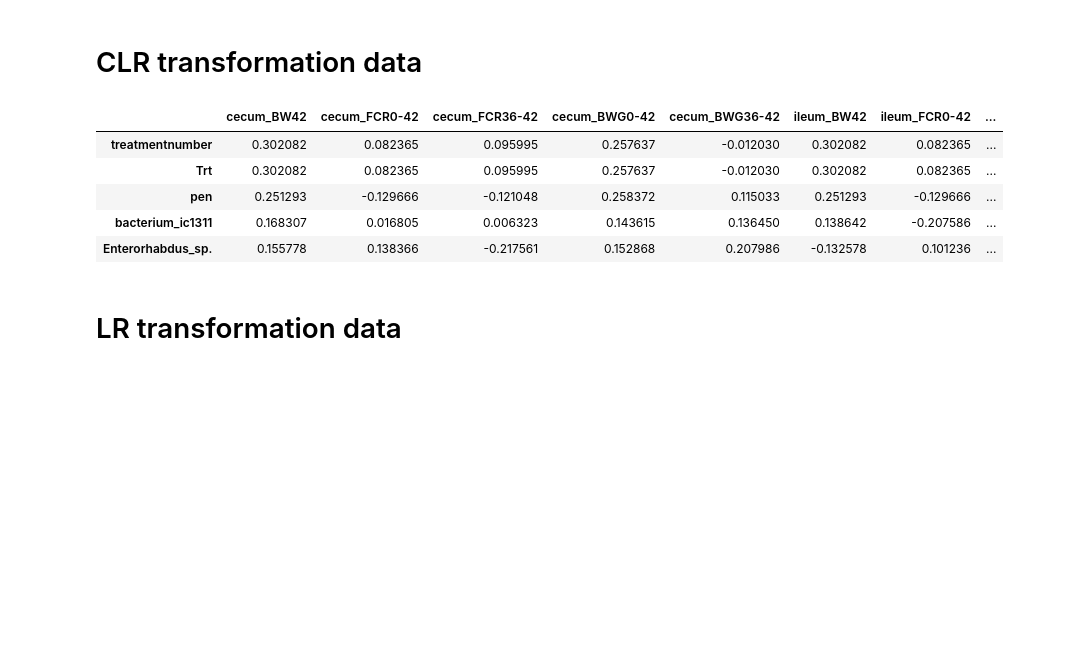
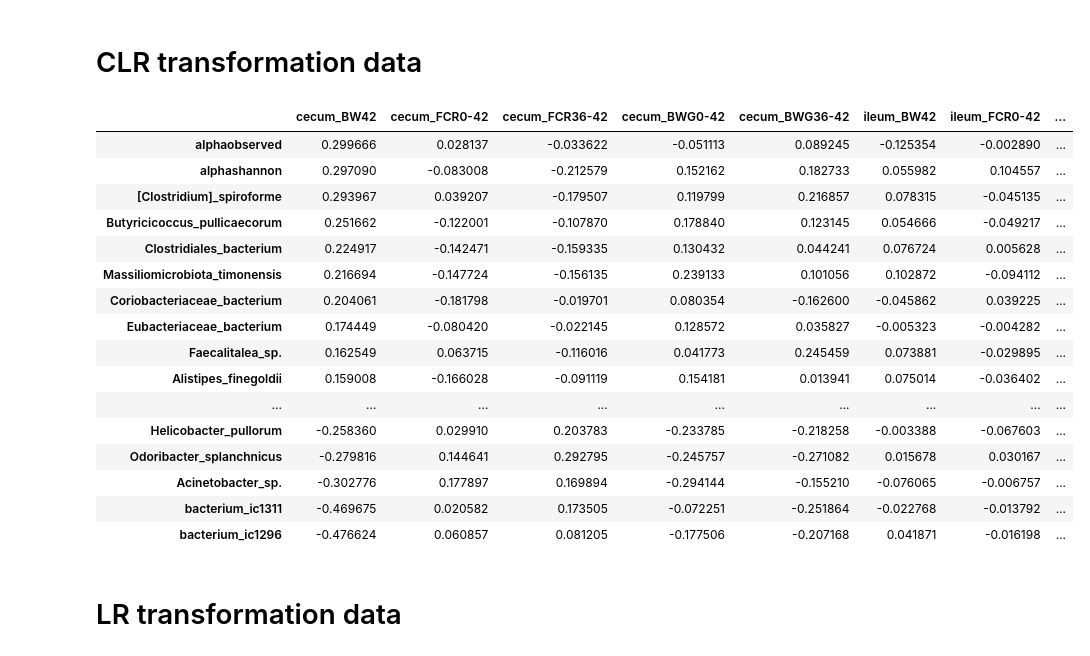
Before and after one commit to SIWAproject/Performance, a Jupyter notebook: performance_analysis.ipynb, the cells around one changed output. Saved outputs shown, nothing was run; the diff lists cells and outputs as text; code cells hidden in the pictures; blank space fills up the shorter version.

```diff
--- a/performance_analysis.ipynb
+++ b/performance_analysis.ipynb
@@ -201,6 +233,6 @@ Index(['sampleid', 'fullsampleid', 'kitid', 'runid', 'animalid',
 # %%
-dfmd_345['pen'] = dfmd_345['pen'].astype(float).astype(int)
-dfmd_345['house'] = dfmd_345['house'].astype(float).astype(int)
+dfmk['pen'] = dfmk['pen'].astype(float).astype(int)
+dfmk['house'] = dfmk['house'].astype(float).astype(int)
 # %% [output]
 A value is trying to be set on a copy of a slice from a DataFrame.
 Try using .loc[row_indexer,col_indexer] = value instead
@@ -290,5 +314,5 @@ df_pilot['pen'] = df_pilot['pen'].astype(float).astype(int)
 # %%
-df = dfmd_345.merge(df_pilot, how='left', left_on =['projectid', 'house', 'pen'], right_on =['projectid', 'house', 'pen'])
+df = dfmk.merge(df_pilot, how='left', left_on =['projectid', 'house', 'pen'], right_on =['projectid', 'house', 'pen'])
 print(df.shape)
 print(df.columns)
 df.head(1)
@@ -326,0 +355,5 @@ Index(['sampleid', 'fullsampleid', 'kitid', 'runid', 'animalid',
+# %%
+df_relation_clr = df.merge(dfspecie_clr, how='left', left_on =['fullsampleid'], right_on =['fullsampleid'])
+print(df_relation_clr.shape)
+print(df_relation_clr.columns)
+df_relation_clr.head(1)
@@ -401,35 +433,39 @@ filtered_df
 # %% [markdown]
 # CLR transformation data
-# %%
-df_relation_clr = df.merge(df345_clr_t, how='left', left_on =['fullsampleid'], right_on =['fullsampleid'])
 # %%
 corr_cecum_clr = df_relation_clr.loc[df_relation_clr['samplelocation'] == 'cecum'].corr()[['BW42', 'FCR0-42', 'FCR36-42', 'BWG0-42', 'BWG36-42']].sort_values(by = 'BW42', ascending = False).drop(['BW42', 'FCR0-42', 'FCR36-42', 'BWG0-42', 'BWG36-42'], axis=0)
 corr_ileum_clr = df_relation_clr.loc[df_relation_clr['samplelocation'] == 'ileum'].corr()[['BW42', 'FCR0-42', 'FCR36-42', 'BWG0-42', 'BWG36-42']].sort_values(by = 'BW42', ascending = False).drop(['BW42', 'FCR0-42', 'FCR36-42', 'BWG0-42', 'BWG36-42'], axis=0)
 corr_feces_clr = df_relation_clr.loc[df_relation_clr['samplelocation'] == 'feces'].corr()[['BW42', 'FCR0-42', 'FCR36-42', 'BWG0-42', 'BWG36-42']].sort_values(by = 'BW42', ascending = False).drop(['BW42', 'FCR0-42', 'FCR36-42', 'BWG0-42', 'BWG36-42'], axis=0)
 
 corr_cecum_clr = corr_cecum_clr.add_prefix('cecum_')
 corr_ileum_clr = corr_ileum_clr.add_prefix('ileum_')
 corr_feces_clr = corr_feces_clr.add_prefix('feces_')
 
 
 df_corr_clr = pd.merge(corr_cecum_clr, corr_ileum_clr, left_index=True, right_index=True, how='left')
 df_corr_clr = pd.merge(df_corr_clr, corr_feces_clr, left_index=True, right_index=True, how='left')
-df_corr_clr[['ileum_BW42', 'cecum_BW42', 'feces_BW42',
-         'ileum_BWG0-42', 'cecum_BWG0-42', 'feces_BWG0-42',
-         'ileum_BWG36-42', 'cecum_BWG36-42', 'feces_BWG36-42',
-         'ileum_FCR0-42', 'cecum_FCR0-42', 'feces_FCR0-42',
-         'ileum_FCR36-42', 'cecum_FCR36-42', 'feces_FCR36-42']
-       ].sort_values(by = 'ileum_BW42', ascending = False).head(2)
+df_corr_clr.sort_values(by = 'ileum_BW42', ascending = False).head(2)
 
-filtered_df_clr = df_corr_clr[(df_corr_clr >= -0.1) | (df_corr_clr <= 0.1)].dropna()
-filtered_df_clr.head(5)
+df_corr_clr_f = df_corr_clr[(df_corr_clr >= -0.1) | (df_corr_clr <= 0.1)].dropna()
+df_corr_clr_f
 # %% [output]
 |  | cecum_BW42 | cecum_FCR0-42 | cecum_FCR36-42 | cecum_BWG0-42 | cecum_BWG36-42 | ileum_BW42 | ileum_FCR0-42 | ... |
-| treatmentnumber | 0.302082 | 0.082365 | 0.095995 | 0.257637 | -0.012030 | 0.302082 | 0.082365 | ... |
-| Trt | 0.302082 | 0.082365 | 0.095995 | 0.257637 | -0.012030 | 0.302082 | 0.082365 | ... |
-| pen | 0.251293 | -0.129666 | -0.121048 | 0.258372 | 0.115033 | 0.251293 | -0.129666 | ... |
-| bacterium_ic1311 | 0.168307 | 0.016805 | 0.006323 | 0.143615 | 0.136450 | 0.138642 | -0.207586 | ... |
-| Enterorhabdus_sp. | 0.155778 | 0.138366 | -0.217561 | 0.152868 | 0.207986 | -0.132578 | 0.101236 | ... |
+| alphaobserved | 0.299666 | 0.028137 | -0.033622 | -0.051113 | 0.089245 | -0.125354 | -0.002890 | ... |
+| alphashannon | 0.297090 | -0.083008 | -0.212579 | 0.152162 | 0.182733 | 0.055982 | 0.104557 | ... |
+| [Clostridium]_spiroforme | 0.293967 | 0.039207 | -0.179507 | 0.119799 | 0.216857 | 0.078315 | -0.045135 | ... |
+| Butyricicoccus_pullicaecorum | 0.251662 | -0.122001 | -0.107870 | 0.178840 | 0.123145 | 0.054666 | -0.049217 | ... |
+| Clostridiales_bacterium | 0.224917 | -0.142471 | -0.159335 | 0.130432 | 0.044241 | 0.076724 | 0.005628 | ... |
+| Massiliomicrobiota_timonensis | 0.216694 | -0.147724 | -0.156135 | 0.239133 | 0.101056 | 0.102872 | -0.094112 | ... |
+| Coriobacteriaceae_bacterium | 0.204061 | -0.181798 | -0.019701 | 0.080354 | -0.162600 | -0.045862 | 0.039225 | ... |
+| Eubacteriaceae_bacterium | 0.174449 | -0.080420 | -0.022145 | 0.128572 | 0.035827 | -0.005323 | -0.004282 | ... |
+| Faecalitalea_sp. | 0.162549 | 0.063715 | -0.116016 | 0.041773 | 0.245459 | 0.073881 | -0.029895 | ... |
+| Alistipes_finegoldii | 0.159008 | -0.166028 | -0.091119 | 0.154181 | 0.013941 | 0.075014 | -0.036402 | ... |
+| ... | ... | ... | ... | ... | ... | ... | ... | ... |
+| Helicobacter_pullorum | -0.258360 | 0.029910 | 0.203783 | -0.233785 | -0.218258 | -0.003388 | -0.067603 | ... |
+| Odoribacter_splanchnicus | -0.279816 | 0.144641 | 0.292795 | -0.245757 | -0.271082 | 0.015678 | 0.030167 | ... |
+| Acinetobacter_sp. | -0.302776 | 0.177897 | 0.169894 | -0.294144 | -0.155210 | -0.076065 | -0.006757 | ... |
+| bacterium_ic1311 | -0.469675 | 0.020582 | 0.173505 | -0.072251 | -0.251864 | -0.022768 | -0.013792 | ... |
+| bacterium_ic1296 | -0.476624 | 0.060857 | 0.081205 | -0.177506 | -0.207168 | 0.041871 | -0.016198 | ... |
 # %% [markdown]
 # LR transformation data
 # %%
```
Also changed, not shown: parts of 51 cells of this notebook.
